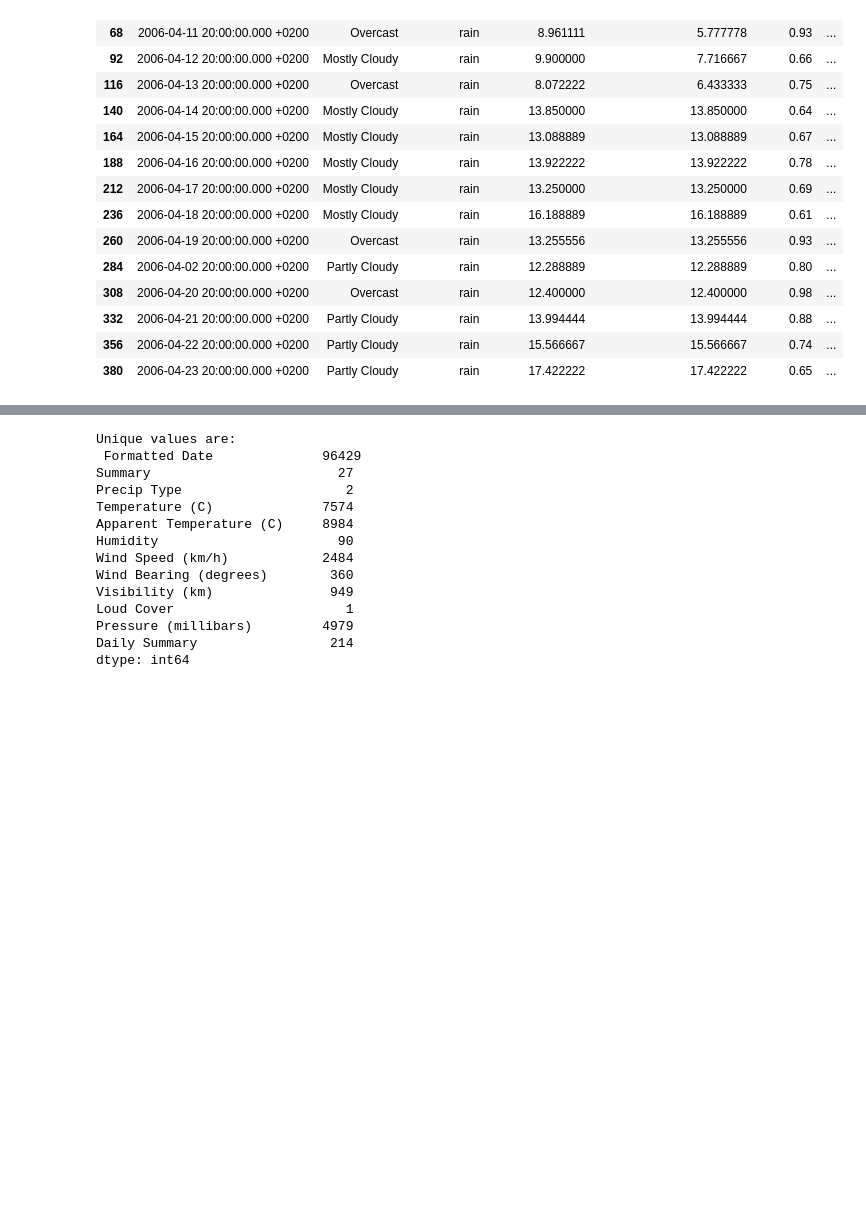
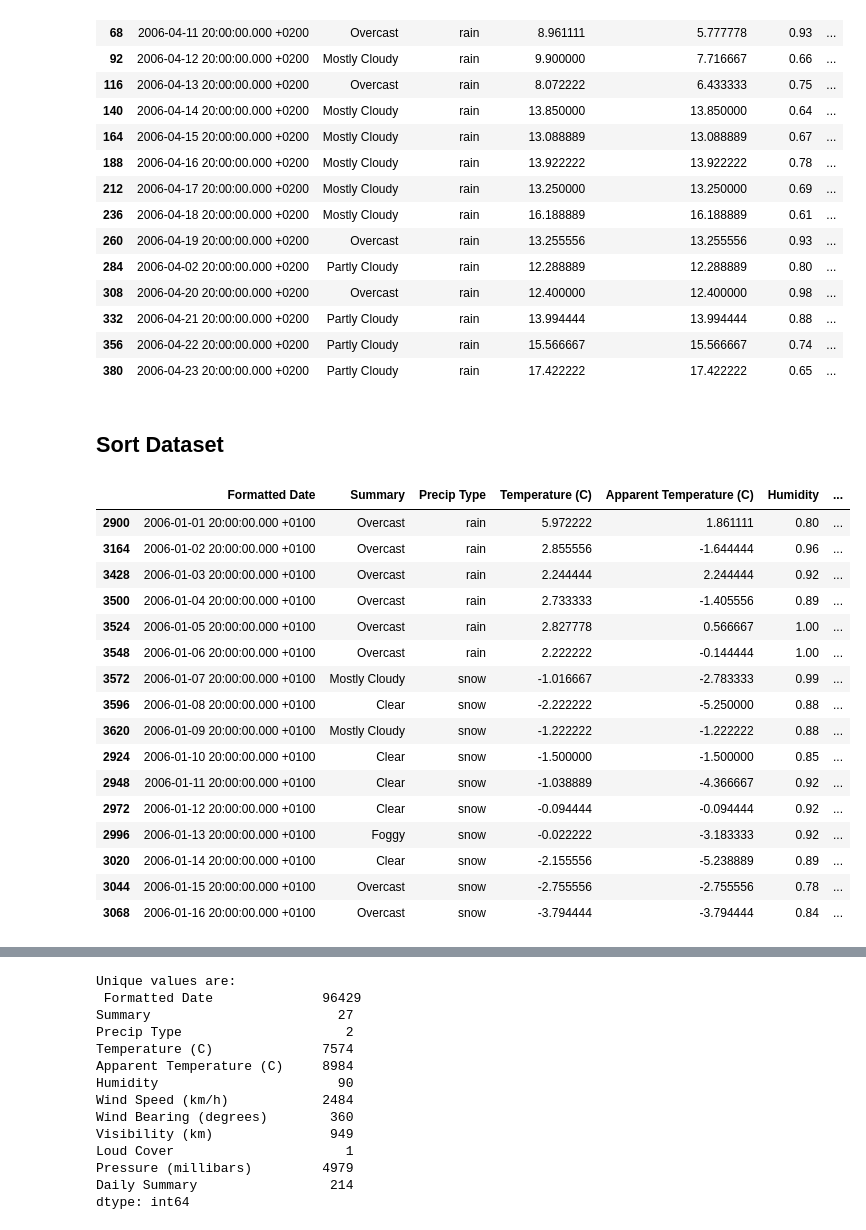
Before and after one commit to hoainamnv34/Weather_forecast, a Jupyter notebook: Data_Preprocessing.ipynb, the cells around one changed output, grey strips where cells are left out. Cells and saved outputs as stored; diff of their text form; code cells hidden in the pictures; blank space fills up the shorter version.

```diff
--- a/Data_Preprocessing.ipynb
+++ b/Data_Preprocessing.ipynb
@@ -41,3 +41,5 @@ df_weather[20: 400:24]
 | 332 | 2006-04-21 20:00:00.000 +0200 | Partly Cloudy | rain | 13.994444 | 13.994444 | 0.88 | ... |
 | 356 | 2006-04-22 20:00:00.000 +0200 | Partly Cloudy | rain | 15.566667 | 15.566667 | 0.74 | ... |
 | 380 | 2006-04-23 20:00:00.000 +0200 | Partly Cloudy | rain | 17.422222 | 17.422222 | 0.65 | ... |
+# %% [markdown]
+## Sort Dataset
@@ -44,3 +48,23 @@ df_weather[20: 400:24]
+# %%
+df_weather[20: 400:24]
+# %% [output]
+|  | Formatted Date | Summary | Precip Type | Temperature (C) | Apparent Temperature (C) | Humidity | ... |
+| 2900 | 2006-01-01 20:00:00.000 +0100 | Overcast | rain | 5.972222 | 1.861111 | 0.80 | ... |
+| 3164 | 2006-01-02 20:00:00.000 +0100 | Overcast | rain | 2.855556 | -1.644444 | 0.96 | ... |
+| 3428 | 2006-01-03 20:00:00.000 +0100 | Overcast | rain | 2.244444 | 2.244444 | 0.92 | ... |
+| 3500 | 2006-01-04 20:00:00.000 +0100 | Overcast | rain | 2.733333 | -1.405556 | 0.89 | ... |
+| 3524 | 2006-01-05 20:00:00.000 +0100 | Overcast | rain | 2.827778 | 0.566667 | 1.00 | ... |
+| 3548 | 2006-01-06 20:00:00.000 +0100 | Overcast | rain | 2.222222 | -0.144444 | 1.00 | ... |
+| 3572 | 2006-01-07 20:00:00.000 +0100 | Mostly Cloudy | snow | -1.016667 | -2.783333 | 0.99 | ... |
+| 3596 | 2006-01-08 20:00:00.000 +0100 | Clear | snow | -2.222222 | -5.250000 | 0.88 | ... |
+| 3620 | 2006-01-09 20:00:00.000 +0100 | Mostly Cloudy | snow | -1.222222 | -1.222222 | 0.88 | ... |
+| 2924 | 2006-01-10 20:00:00.000 +0100 | Clear | snow | -1.500000 | -1.500000 | 0.85 | ... |
+| 2948 | 2006-01-11 20:00:00.000 +0100 | Clear | snow | -1.038889 | -4.366667 | 0.92 | ... |
+| 2972 | 2006-01-12 20:00:00.000 +0100 | Clear | snow | -0.094444 | -0.094444 | 0.92 | ... |
+| 2996 | 2006-01-13 20:00:00.000 +0100 | Foggy | snow | -0.022222 | -3.183333 | 0.92 | ... |
+| 3020 | 2006-01-14 20:00:00.000 +0100 | Clear | snow | -2.155556 | -5.238889 | 0.89 | ... |
+| 3044 | 2006-01-15 20:00:00.000 +0100 | Overcast | snow | -2.755556 | -2.755556 | 0.78 | ... |
+| 3068 | 2006-01-16 20:00:00.000 +0100 | Overcast | snow | -3.794444 | -3.794444 | 0.84 | ... |
 # %%
 df_weather.info()
 # %% [output]
```
Also changed, not shown: parts of 23 cells of this notebook, 5 other files.
